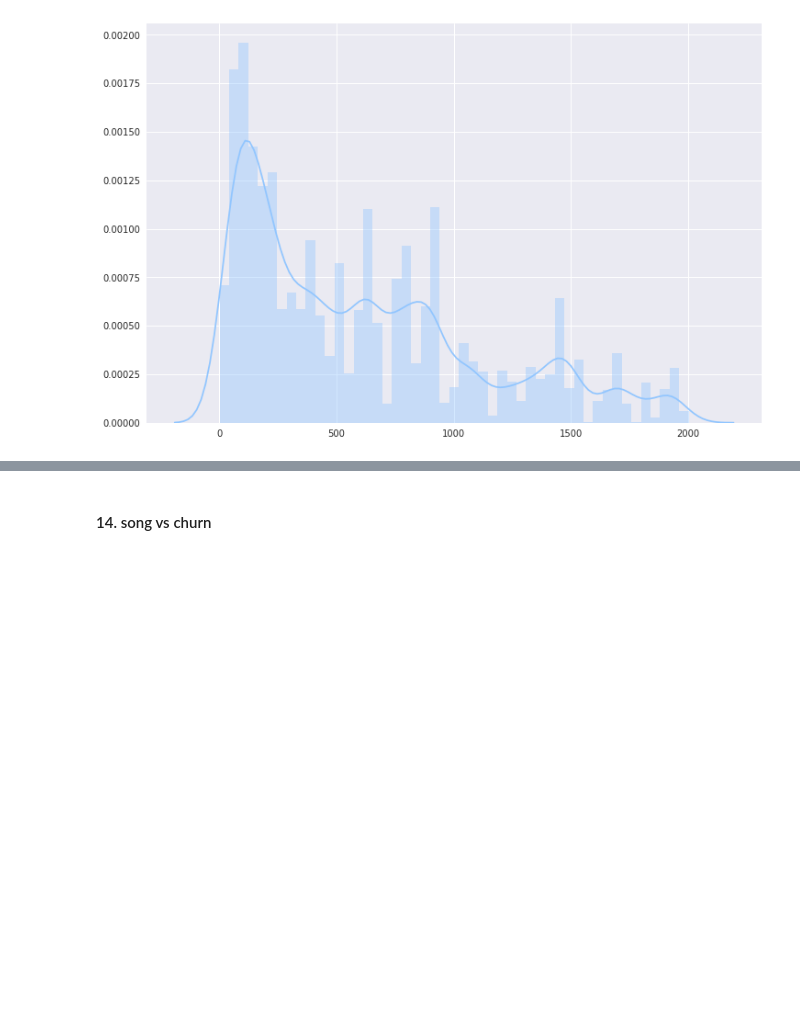
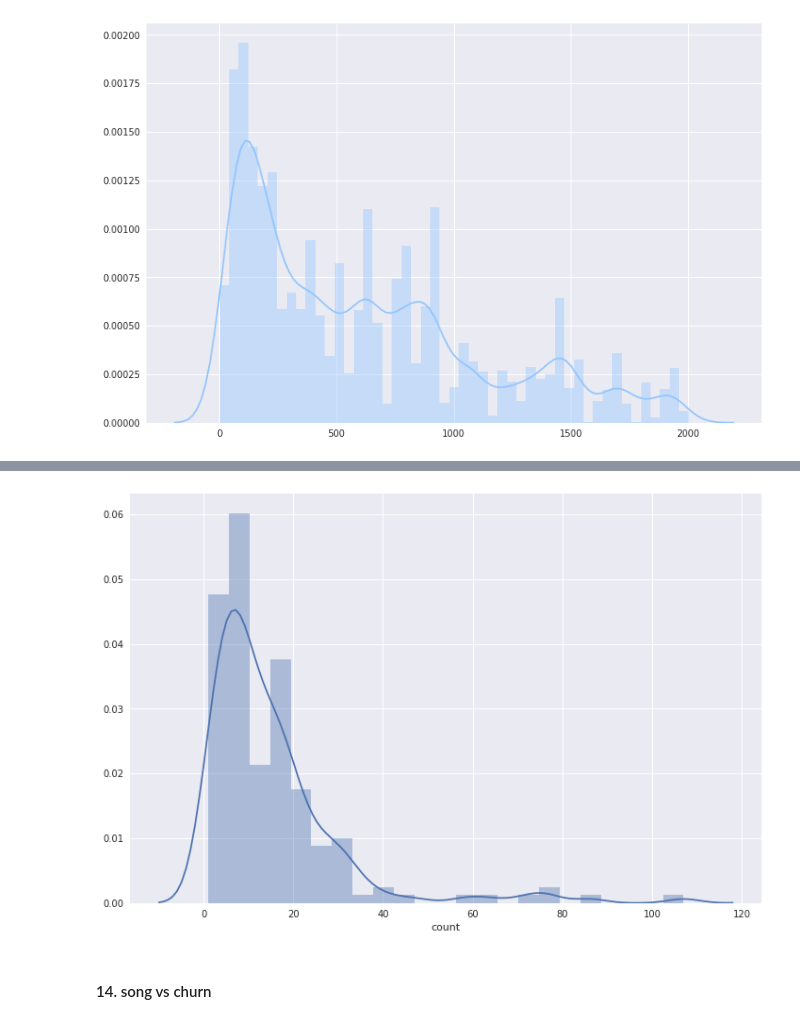
Before and after one commit to ShuangyuandData/SparkprojectSparkify, a Jupyter notebook: Sparkify.ipynb, the cells around one changed output, grey strips where cells are left out. Drawn from its saved outputs; the diff is of its cells as text; code cells hidden in the pictures; blank space fills up the shorter version.

```diff
--- a/Sparkify.ipynb
+++ b/Sparkify.ipynb
@@ -848,3 +921,9 @@ dtype: int64
+# %%
+### for no churn user
+session2=df_session_count['count'][df_session_count.churn==False]
+ax=sns.distplot(session2, color='b')
+# %% [output]
+[figure, added]
 # %% [markdown]
 #### 14. song vs churn
 # %%
```
Also changed, not shown: parts of 78 cells of this notebook.
